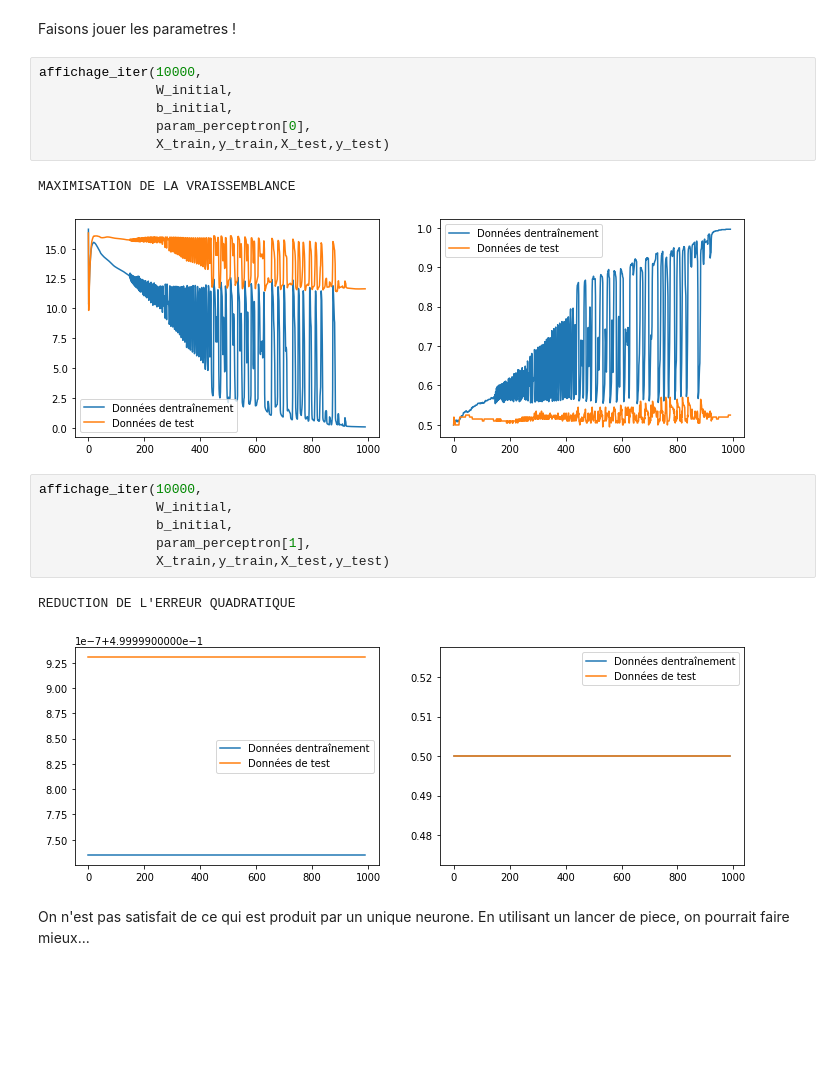
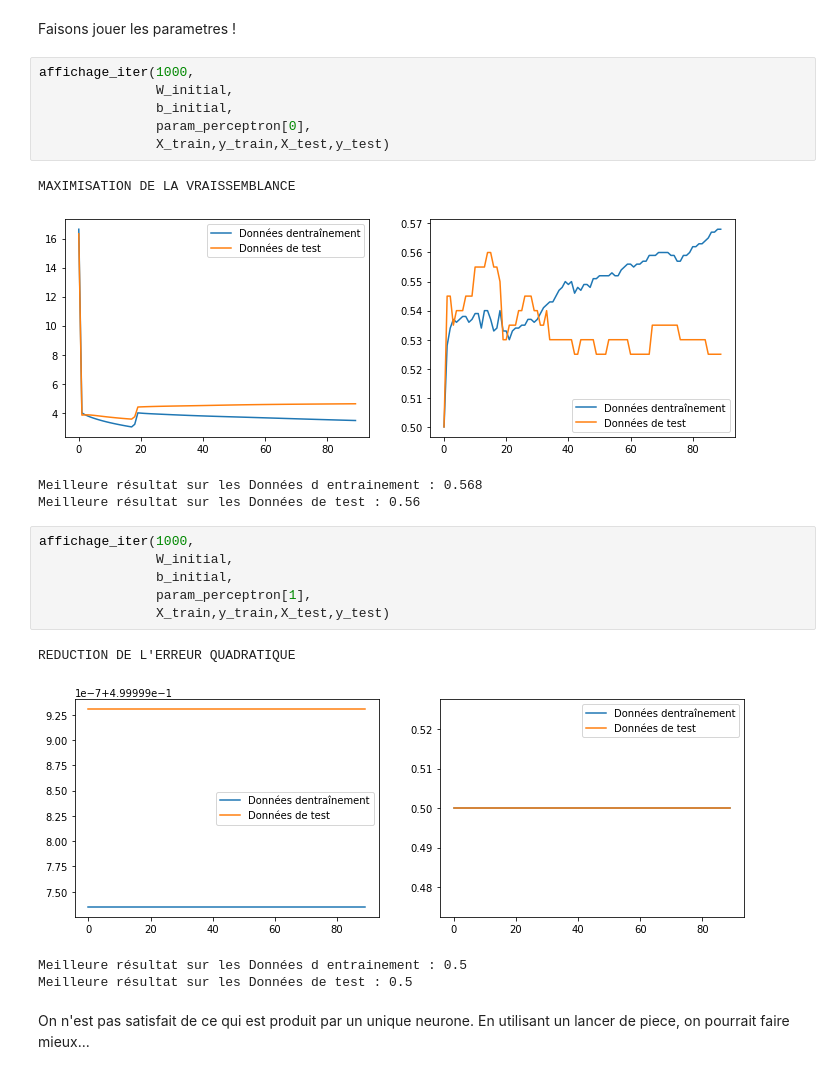
Before and after one commit to FloDarPie/projetIA, a Jupyter notebook: projet_global.ipynb, the cells around one changed output. Drawn from its saved outputs; the diff is of its cells as text; blank space fills up the shorter version.

```diff
--- a/projet_global.ipynb
+++ b/projet_global.ipynb
@@ -93,23 +94,27 @@ Test sur Donnees de test : 0.53
 # %% [markdown]
 Faisons jouer les parametres !
 # %%
-affichage_iter(10000,
+affichage_iter(1000,
                W_initial,
                b_initial,
                param_perceptron[0],
                X_train,y_train,X_test,y_test)
 # %% [output]
 MAXIMISATION DE LA VRAISSEMBLANCE
-[figure, old version]
+[figure, new version]
+Meilleure résultat sur les Données d entrainement : 0.568
+Meilleure résultat sur les Données de test : 0.56
 # %%
-affichage_iter(10000,
+affichage_iter(1000,
                W_initial,
                b_initial,
                param_perceptron[1],
                X_train,y_train,X_test,y_test)
 # %% [output]
 REDUCTION DE L'ERREUR QUADRATIQUE
-[figure, old version]
+[figure, new version]
+Meilleure résultat sur les Données d entrainement : 0.5
+Meilleure résultat sur les Données de test : 0.5
 # %% [markdown]
 On n'est pas satisfait de ce qui est produit par un unique neurone.
 En utilisant un lancer de piece, on pourrait faire mieux...
```
Also changed, not shown: parts of 28 cells of this notebook, 1 other file.
